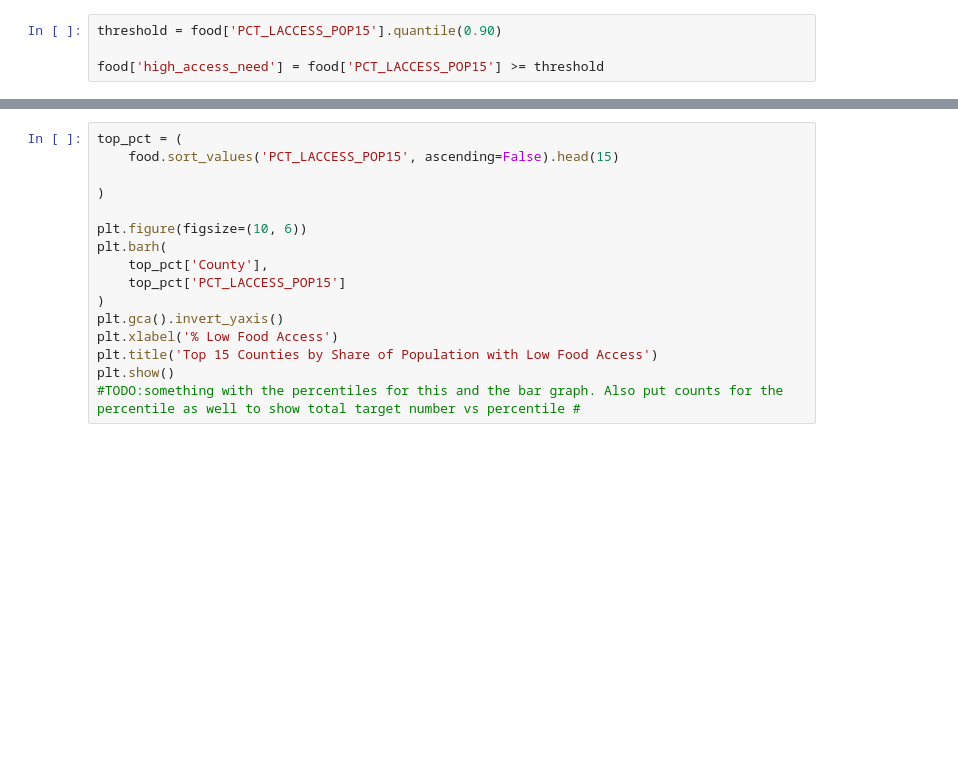
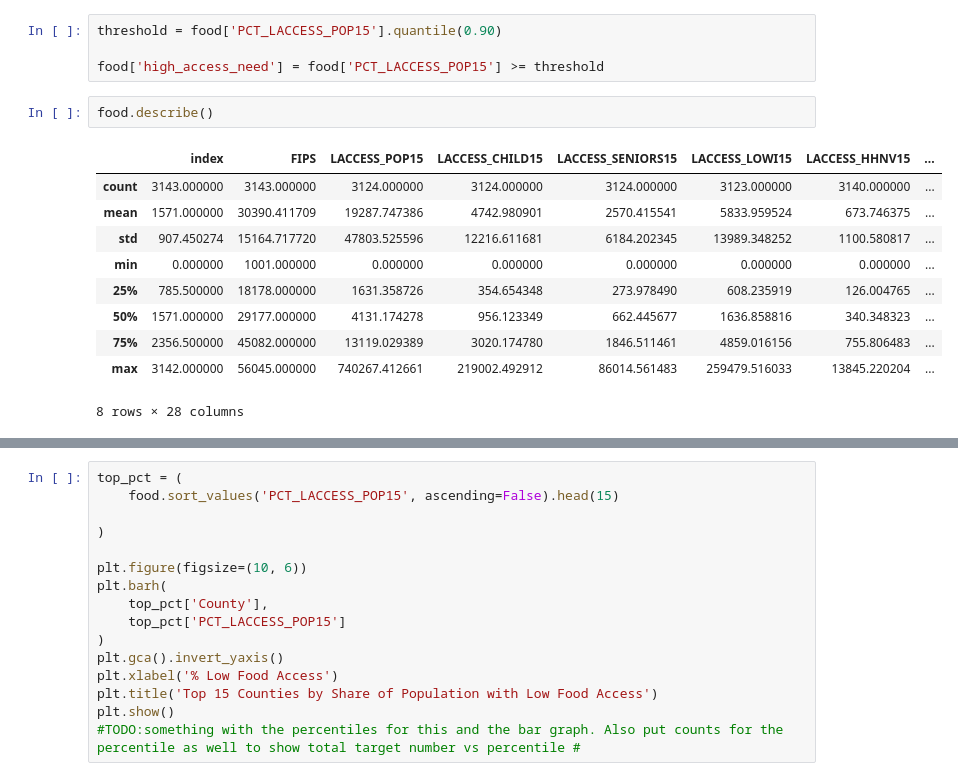
Before and after one commit to bangaloren/N1Health, a Jupyter notebook: n1_analytics-Copy1.ipynb, the cells around one changed output, grey strips where cells are left out. Drawn from its saved outputs; the diff is of its cells as text; blank space fills up the shorter version.

```diff
--- a/n1_analytics-Copy1.ipynb
+++ b/n1_analytics-Copy1.ipynb
@@ -216,3 +216,16 @@ plt.show()
 threshold = food['PCT_LACCESS_POP15'].quantile(0.90)
 
 food['high_access_need'] = food['PCT_LACCESS_POP15'] >= threshold
+# %%
+food.describe()
+# %% [output]
+|  | index | FIPS | LACCESS_POP15 | LACCESS_CHILD15 | LACCESS_SENIORS15 | LACCESS_LOWI15 | LACCESS_HHNV15 | ... |
+| count | 3143.000000 | 3143.000000 | 3124.000000 | 3124.000000 | 3124.000000 | 3123.000000 | 3140.000000 | ... |
+| mean | 1571.000000 | 30390.411709 | 19287.747386 | 4742.980901 | 2570.415541 | 5833.959524 | 673.746375 | ... |
+| std | 907.450274 | 15164.717720 | 47803.525596 | 12216.611681 | 6184.202345 | 13989.348252 | 1100.580817 | ... |
+| min | 0.000000 | 1001.000000 | 0.000000 | 0.000000 | 0.000000 | 0.000000 | 0.000000 | ... |
+| 25% | 785.500000 | 18178.000000 | 1631.358726 | 354.654348 | 273.978490 | 608.235919 | 126.004765 | ... |
+| 50% | 1571.000000 | 29177.000000 | 4131.174278 | 956.123349 | 662.445677 | 1636.858816 | 340.348323 | ... |
+| 75% | 2356.500000 | 45082.000000 | 13119.029389 | 3020.174780 | 1846.511461 | 4859.016156 | 755.806483 | ... |
+| max | 3142.000000 | 56045.000000 | 740267.412661 | 219002.492912 | 86014.561483 | 259479.516033 | 13845.220204 | ... |
+8 rows × 28 columns
```
Also changed, not shown: parts of 8 cells of this notebook, 3 other files.
